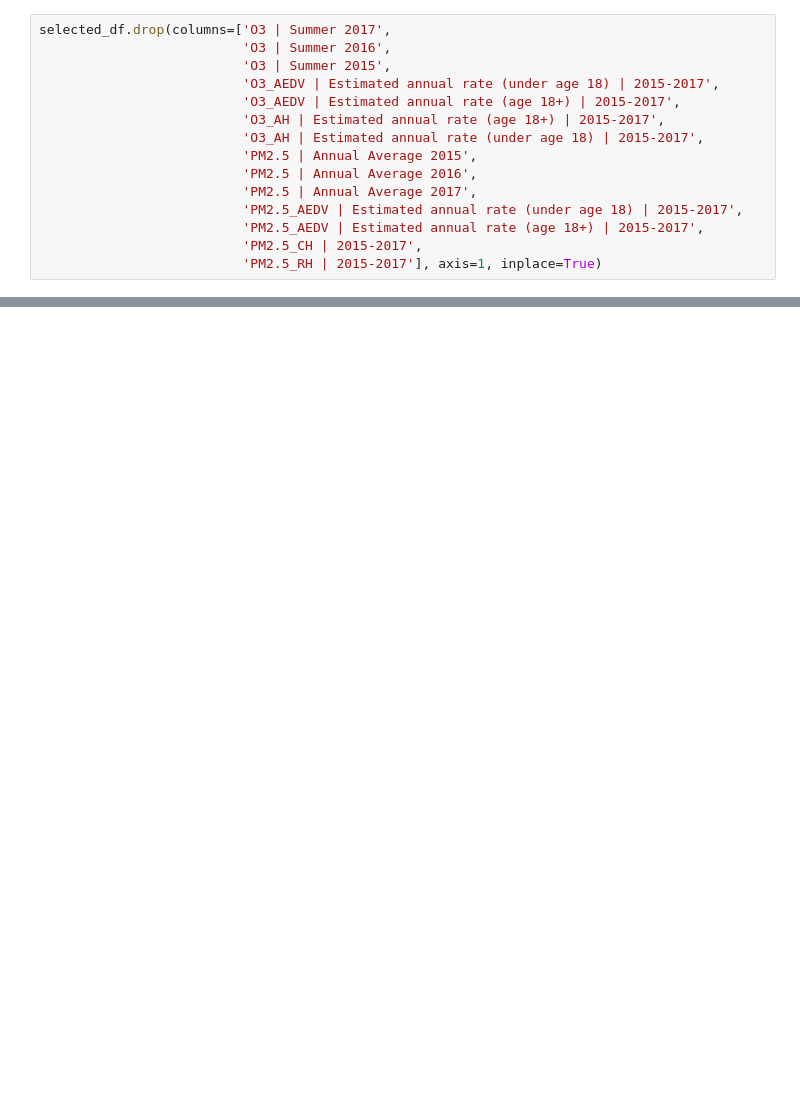
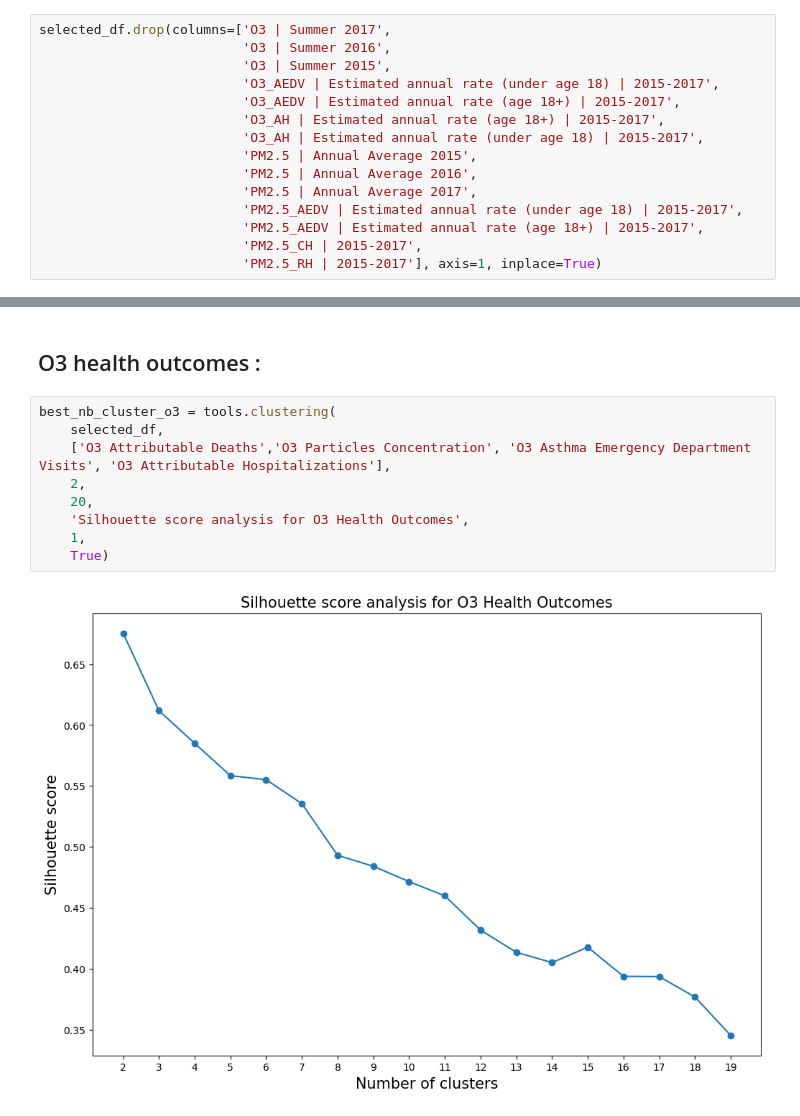
Before and after one commit to HindFaris/NYC-air-quality-study, a Jupyter notebook: data_exploration/data_exploration.ipynb, the cells around one changed output, grey strips where cells are left out. Cells and saved outputs as stored; diff of their text form; blank space fills up the shorter version.

```diff
--- a/data_exploration/data_exploration.ipynb
+++ b/data_exploration/data_exploration.ipynb
@@ -130,0 +162,13 @@ plt.show()
+# %% [markdown]
+## O3 health outcomes :
+# %%
+best_nb_cluster_o3 = tools.clustering(
+    selected_df,
+    ['O3 Attributable Deaths','O3 Particles Concentration', 'O3 Asthma Emergency Department Visits', 'O3 Attributable Hospitalizations'],
+    2,
+    20,
+    'Silhouette score analysis for O3 Health Outcomes',
+    1,
+    True)
+# %% [output]
+[figure, added]
```
Also changed, not shown: parts of 12 cells of this notebook, 1 other file.
